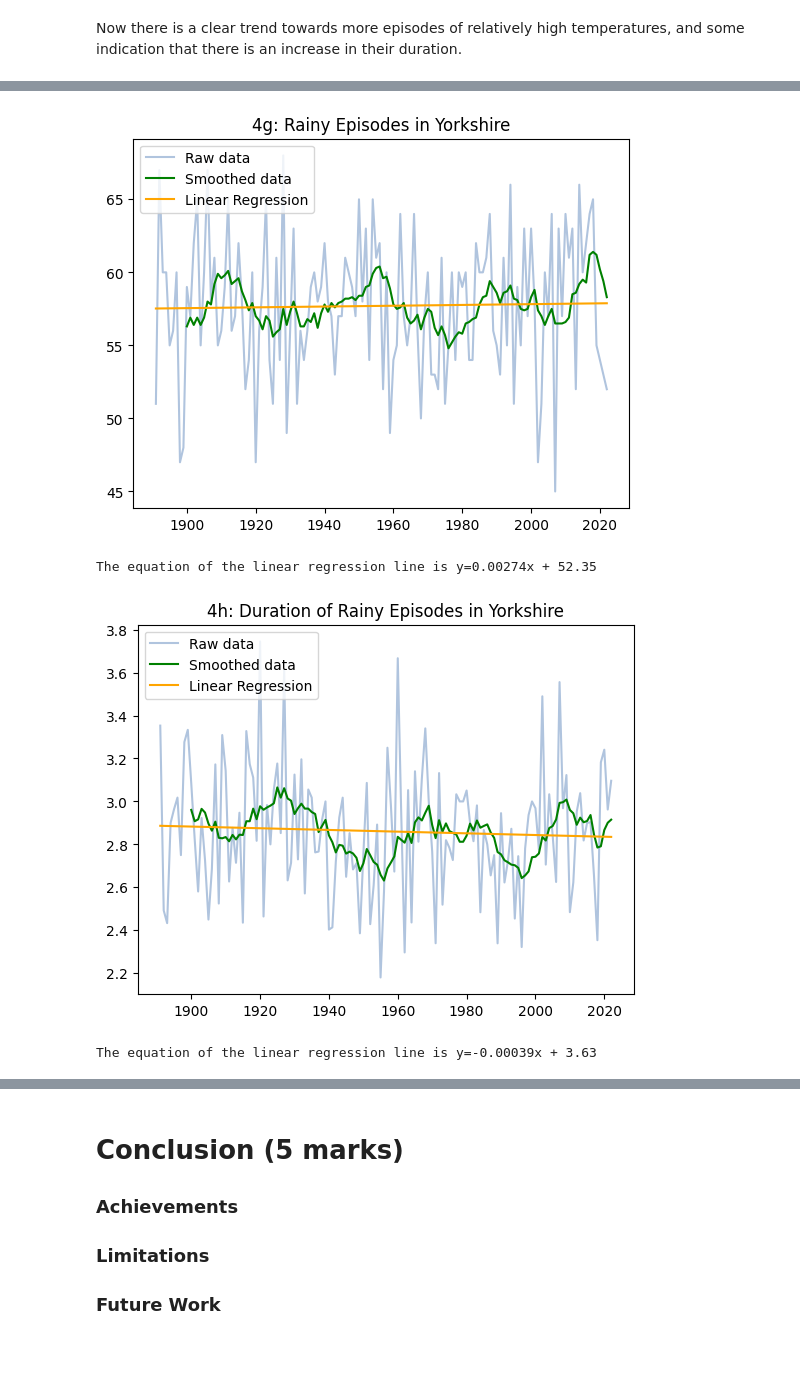
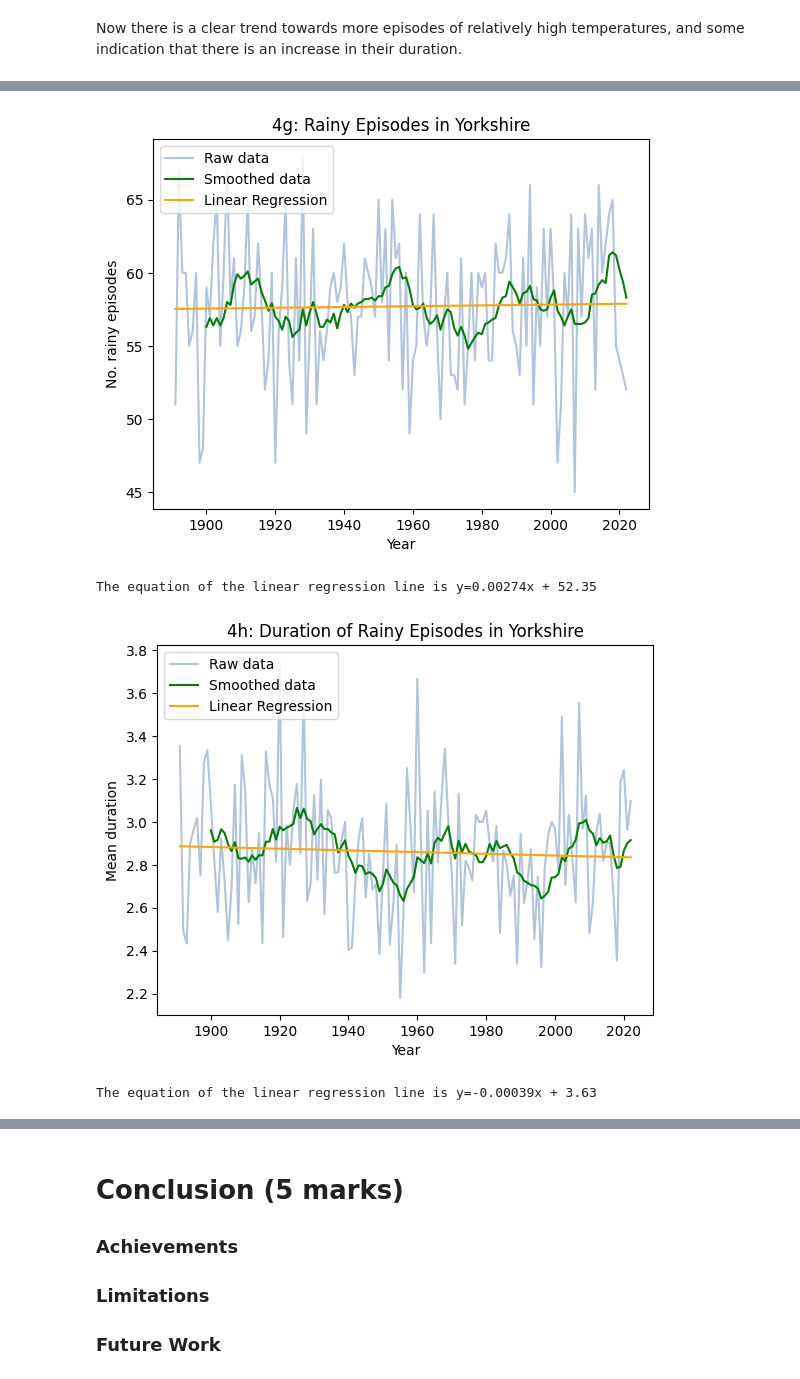
Before and after one commit to omariosc/comp5712-p4ds-group-project, a Jupyter notebook: A3_Data_Analysis_Project.ipynb, the cells around one changed output, grey strips where cells are left out. Saved outputs shown, nothing was run; the diff lists cells and outputs as text; code cells hidden in the pictures; blank space fills up the shorter version.

```diff
--- a/A3_Data_Analysis_Project.ipynb
+++ b/A3_Data_Analysis_Project.ipynb
@@ -746,0 +768,27 @@ dtype: int64
+# %%
+def extract_annual_data_to_array(df, bounds=None):
+    """
+    Extracts annual data from a specified column in a DataFrame and converts it into a numpy array.
+
+    Parameters:
+    df (DataFrame): The DataFrame containing the data.
+    bounds (tuple, optional): A tuple containing the start and end years to extract.
+
+    Returns:
+    numpy.ndarray: A numpy array containing the extracted annual data.
+    """
+    data = df.copy()
+    data.set_index(data.columns[0], inplace = True)
+    if bounds:
+        data = data.loc[bounds[0]:bounds[1], "ann"].tolist()
+    else:
+        data = data['ann'].tolist()
+    data.pop() # Remove last value as it is incomplete for 2023
+    return np.array(data)
+# %%
+sunshine = extract_annual_data_to_array(sunshine_df)
+rainfall = extract_annual_data_to_array(rainfall_df, bounds=(1884, 2023))
+airfrost = extract_annual_data_to_array(airfrost_df)
+temperature_sunshine = extract_annual_data_to_array(mean_temperature_df, bounds=(1910, 2023))
+temperature_rainfall = extract_annual_data_to_array(mean_temperature_df)
+temperature_airfrost = extract_annual_data_to_array(mean_temperature_df, bounds=(1960, 2023))
@@ -834,18 +1031,21 @@ ice_core_co2_concise
 # Create a list of months
 months = ["Jan", "Feb", "Mar", "Apr", "May", "Jun", "Jul", "Aug", "Sep", "Oct", "Nov", "Dec"]
 
-# Initialize an empty DataFrame for the expanded data
-expanded_data = pd.DataFrame(columns=["Date", "CO2 ppm"])
+# Initialize a list to store each new row
+expanded_rows = []
 
 # Iterate through each row in the original DataFrame
 for index, row in ice_core_co2_concise.iterrows():
     year = int(row['Year'])
     co2_ppm = row['CO2 ppm']
 
-    # Create a new row for each month
+    # Create a new dictionary for each month and add it to the list
     for month in months:
         new_row = {"Date": f"{month}-{year}", "CO2 ppm": co2_ppm}
-        expanded_data = expanded_data.append(new_row, ignore_index=True)
+        expanded_rows.append(new_row)
+
+# Convert the list of dictionaries to a DataFrame
+expanded_data = pd.DataFrame(expanded_rows)
 
 # Display the first few rows of the expanded DataFrame
 expanded_data
@@ -949,0 +1156,3 @@ co2_df_year
+# %%
+start_year = mean_temperature_df.index.min()
+end_year = mean_temperature_df.index.max()
@@ -1720,12 +2325,12 @@ plot_raw_smoothed(drf_df["Year"],drf_df["Mean daily rainfall"],10,title = "4f: R
 The equation of the linear regression line is y=0.00261x - 0.78
 # %%
-plot_raw_smoothed(drf_df["Year"],drf_df["No. rainy episodes"],10,title = "4g: Rainy Episodes in Yorkshire")
+plot_raw_smoothed(drf_df["Year"],drf_df["No. rainy episodes"],10,title = "4g: Rainy Episodes in Yorkshire", ylabel = "No. rainy episodes")
 # %% [output]
-[figure, old version]
+[figure, new version]
 The equation of the linear regression line is y=0.00274x + 52.35
 # %%
-plot_raw_smoothed(drf_df["Year"],drf_df["Mean duration"],10,title = "4h: Duration of Rainy Episodes in Yorkshire")
+plot_raw_smoothed(drf_df["Year"],drf_df["Mean duration"],10,title = "4h: Duration of Rainy Episodes in Yorkshire", ylabel = "Mean duration")
 # %% [output]
-[figure, old version]
+[figure, new version]
 The equation of the linear regression line is y=-0.00039x + 3.63
 # %%
```
Also changed, not shown: parts of 81 cells of this notebook.
